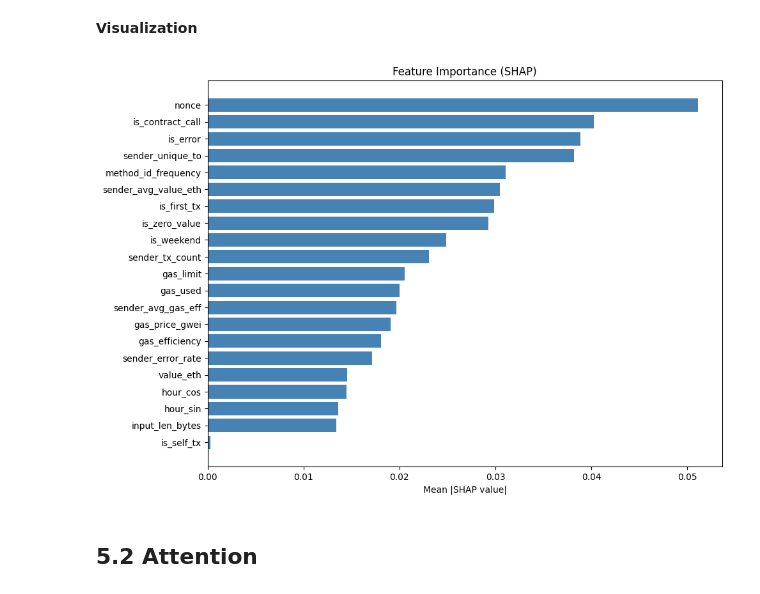
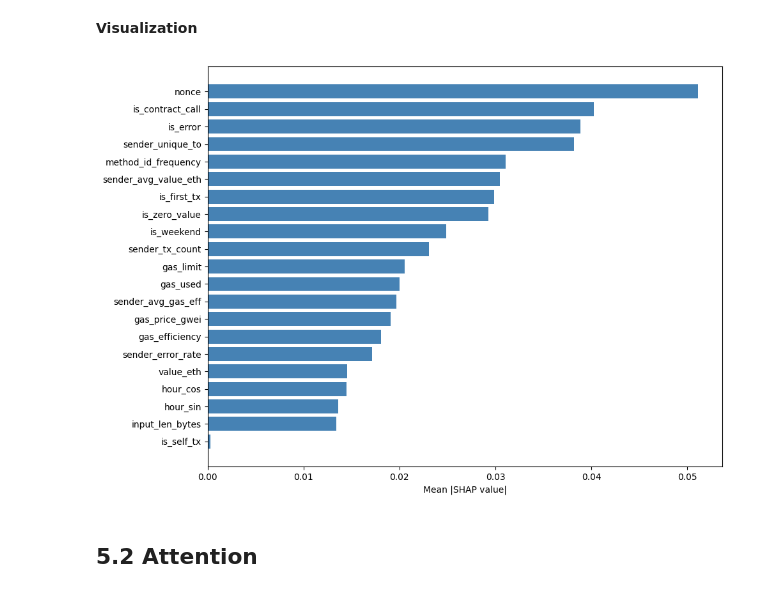
Before and after one commit to KozinIS/ethereum-anomaly-detection-xai, a Jupyter notebook: notebooks/ethereum_anomaly_detection_xai_EN.ipynb, the cells around one changed output. Drawn from its saved outputs; the diff is of its cells as text; code cells hidden in the pictures.

```diff
--- a/notebooks/ethereum_anomaly_detection_xai_EN.ipynb
+++ b/notebooks/ethereum_anomaly_detection_xai_EN.ipynb
@@ -156,7 +156,7 @@ if SAVE_ARTIFACTS:
 
     SAVE_ROOT = (
         Path("/content/drive/MyDrive")
-        / "eaai-review-artifacts"
+        / "ethereum-anomaly-detection-xai"
     )
 
     SAVE_ROOT.mkdir(
@@ -4050,31 +4128,32 @@ if SAVE_ARTIFACTS:
 # %% [markdown]
 **Visualization**
 # %%
-plt.figure(figsize=(10, 7))
+fig, ax = plt.subplots(figsize=(10, 7))
 
-plt.barh(
+ax.barh(
     importance["feature"],
     importance["shap_importance"],
     color="steelblue"
 )
 
-plt.xlabel("Mean |SHAP value|")
-plt.title("Feature Importance (SHAP)")
-plt.gca().invert_yaxis()
-plt.tight_layout()
+ax.set_xlabel("Mean |SHAP value|")
+ax.invert_yaxis()
+
+fig.tight_layout()
 
 if SAVE_ARTIFACTS:
-    plt.savefig(
+    fig.savefig(
         save_path(
-            "results/shap/54_shap_importance.png"
+            "results/shap/"
+            "54_shap_importance.pdf"
         ),
-        dpi=300,
+        format="pdf",
         bbox_inches="tight"
     )
 
 plt.show()
 # %% [output]
-[figure, old version]
+[figure, new version]
 # %% [markdown]
 ## 5.2 Attention
 # %% [markdown]
```
Also changed, not shown: parts of 22 cells of this notebook.
